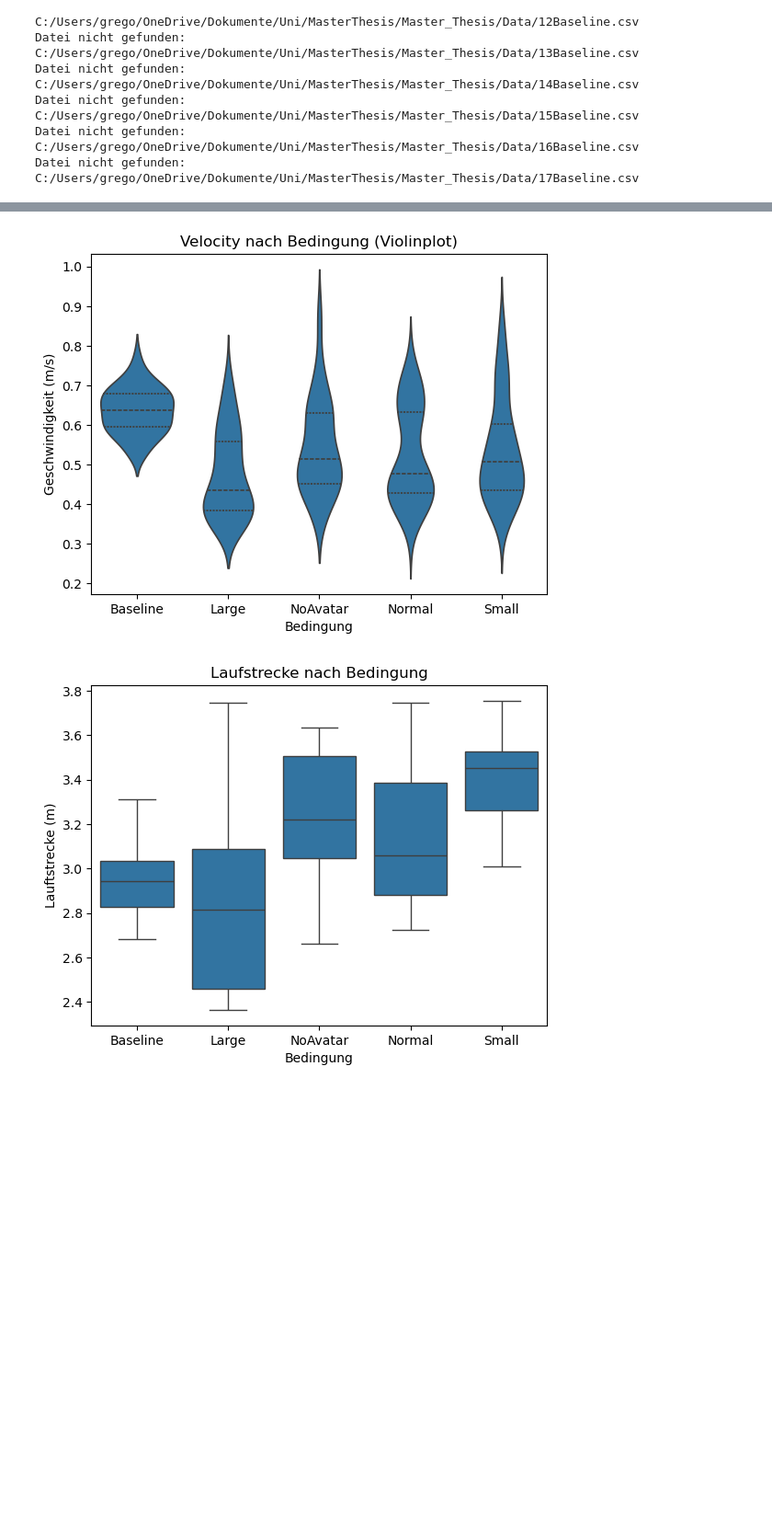
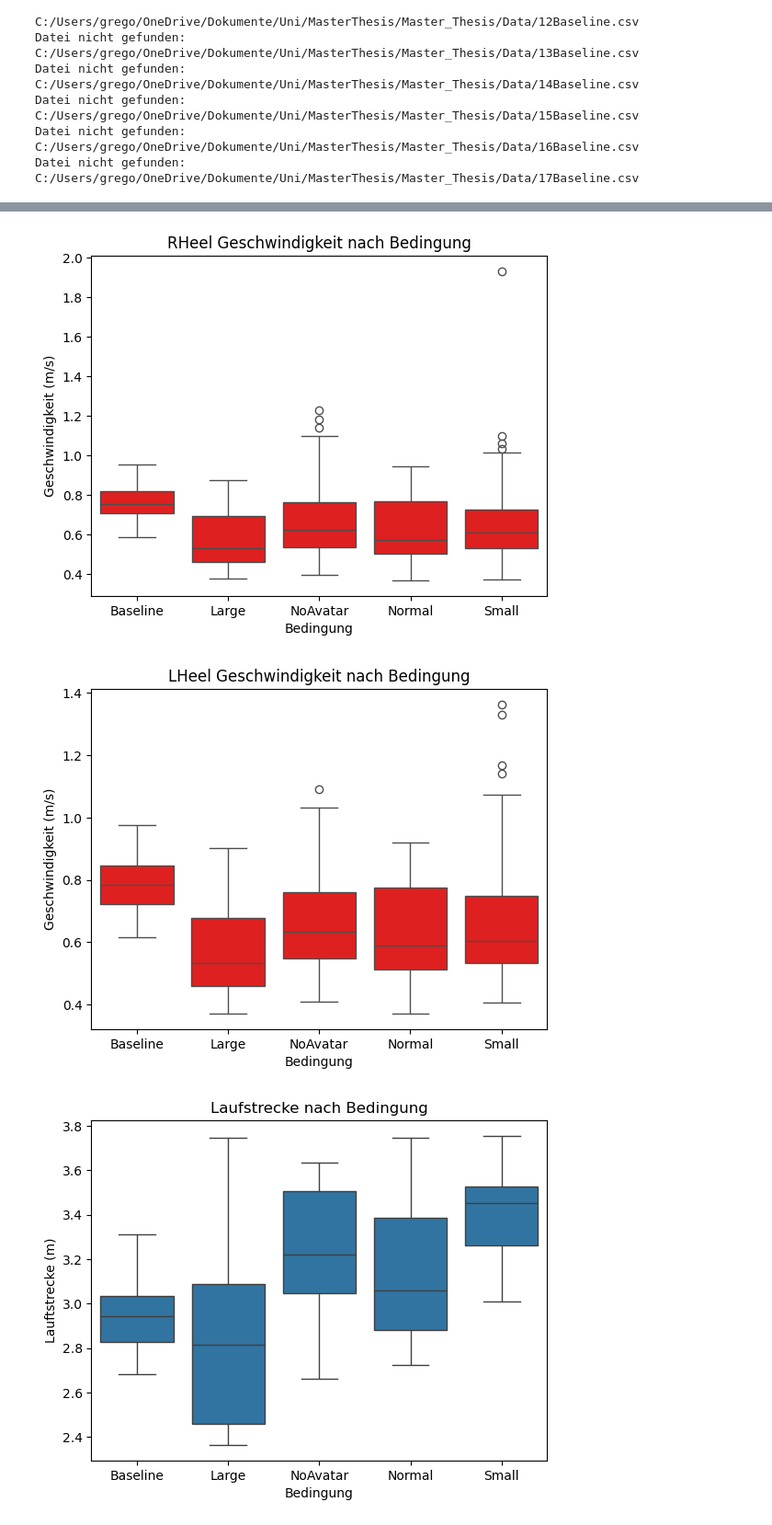
Before and after one commit to Gregor1597/Master_Thesis, a Jupyter notebook: Analysis/bayesian.ipynb, the cells around one changed output, grey strips where cells are left out. Shown at 92% size. Saved outputs shown, nothing was run; the diff lists cells and outputs as text; code cells hidden in the pictures; blank space fills up the shorter version.

```diff
--- a/Analysis/bayesian.ipynb
+++ b/Analysis/bayesian.ipynb
@@ -155,20 +155,35 @@ Datei nicht gefunden: C:/Users/grego/OneDrive/Dokumente/Uni/MasterThesis/Master_
 # %%
 sns.boxplot(x='Condition', y='Velocity', data=df)
 plt.xticks(ticks=range(len(condition_names)), labels=condition_names)
 plt.title('Geschwindigkeit nach Bedingung')
 plt.xlabel('Bedingung')
 plt.ylabel('Geschwindigkeit (m/s)')
 plt.show()
 
-sns.violinplot(x="Condition", y="Velocity", data=df, inner="quartile")
+""" sns.violinplot(x="Condition", y="Velocity", data=df, inner="quartile")
 plt.xticks(ticks=range(len(condition_names)), labels=condition_names)
 plt.title("Velocity nach Bedingung (Violinplot)")
 plt.xlabel("Bedingung")
 plt.ylabel("Geschwindigkeit (m/s)")
+plt.show() """
+
+sns.boxplot(x='Condition', y='HeelR_velocity', data=df, color= "r")
+plt.xticks(ticks=range(len(condition_names)), labels=condition_names)
+plt.title('RHeel Geschwindigkeit nach Bedingung')
+plt.xlabel('Bedingung')
+plt.ylabel('Geschwindigkeit (m/s)')
 plt.show()
+
+sns.boxplot(x='Condition', y='HeelL_velocity', data=df, color= "r")
+plt.xticks(ticks=range(len(condition_names)), labels=condition_names)
+plt.title('LHeel Geschwindigkeit nach Bedingung')
+plt.xlabel('Bedingung')
+plt.ylabel('Geschwindigkeit (m/s)')
+plt.show()
 # %% [output]
 [figure]
-[figure, old version]
+[figure, new version]
+[figure, added]
 # %%
 sns.boxplot(x='Condition', y='Walking_distance', data=df)
 plt.xticks(ticks=range(len(condition_names)), labels=condition_names)
```
Also changed, not shown: parts of 6 cells of this notebook.
